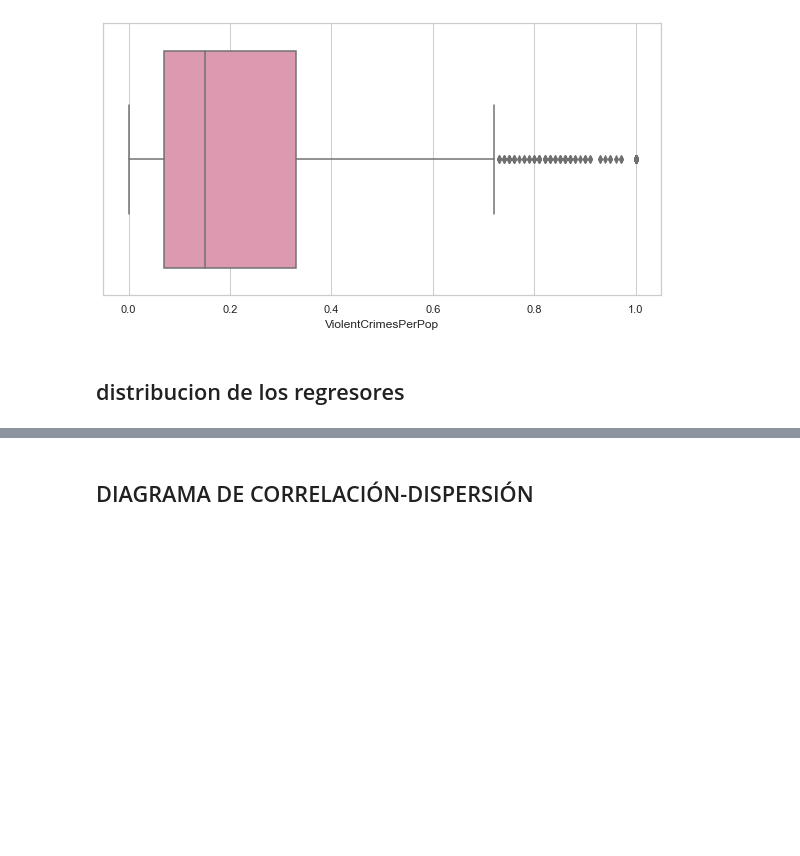
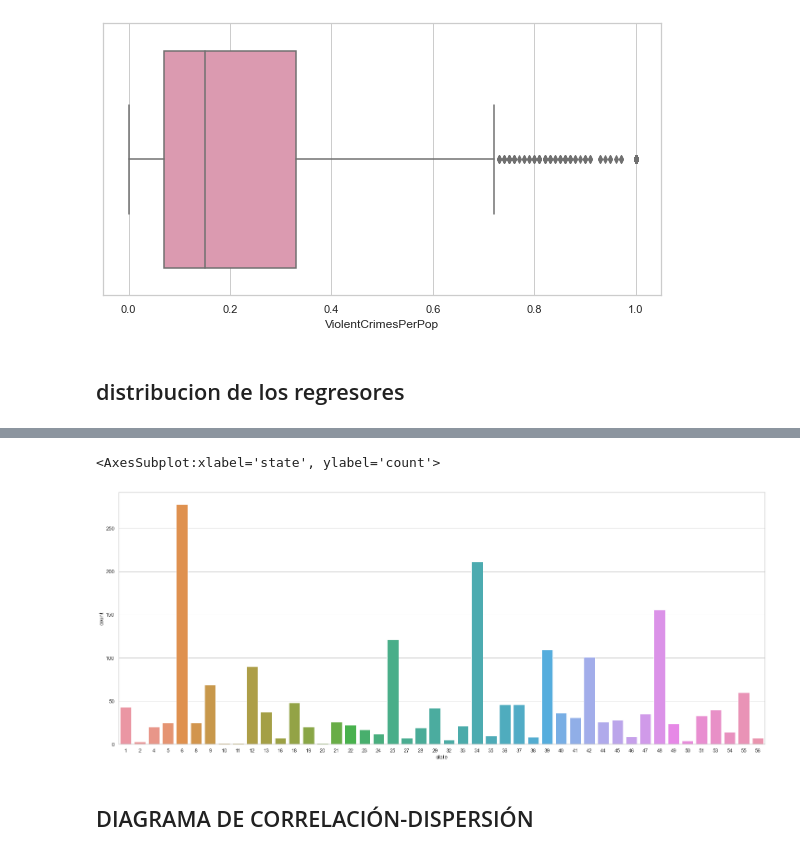
Before and after one commit to Rebeca98/Crime-prediction, a Jupyter notebook: Data_Crawling.ipynb, the cells around one changed output, grey strips where cells are left out. Drawn from its saved outputs; the diff is of its cells as text; code cells hidden in the pictures; blank space fills up the shorter version.

```diff
--- a/Data_Crawling.ipynb
+++ b/Data_Crawling.ipynb
@@ -399,3 +407,9 @@ sns.boxplot(x=data["ViolentCrimesPerPop"],color='#E68FAC')
+# %%
+fig,ax = plt.subplots(figsize=(25,10))
+sns.countplot(x="state",data=data)
+# %% [output]
+<AxesSubplot:xlabel='state', ylabel='count'>
+[figure, added]
 # %% [markdown]
 ## DIAGRAMA DE CORRELACIÓN-DISPERSIÓN
 # %%
```
Also changed, not shown: parts of 1 cell of this notebook.
